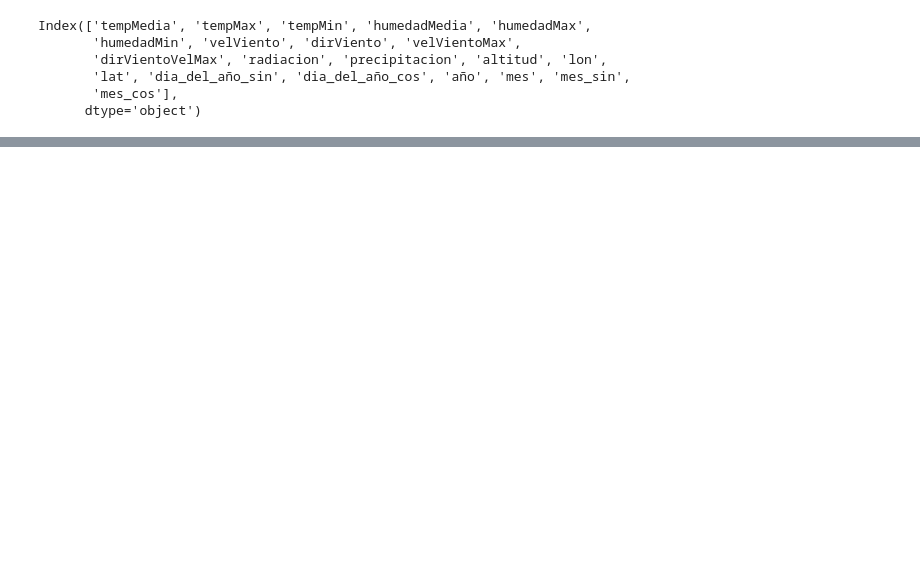
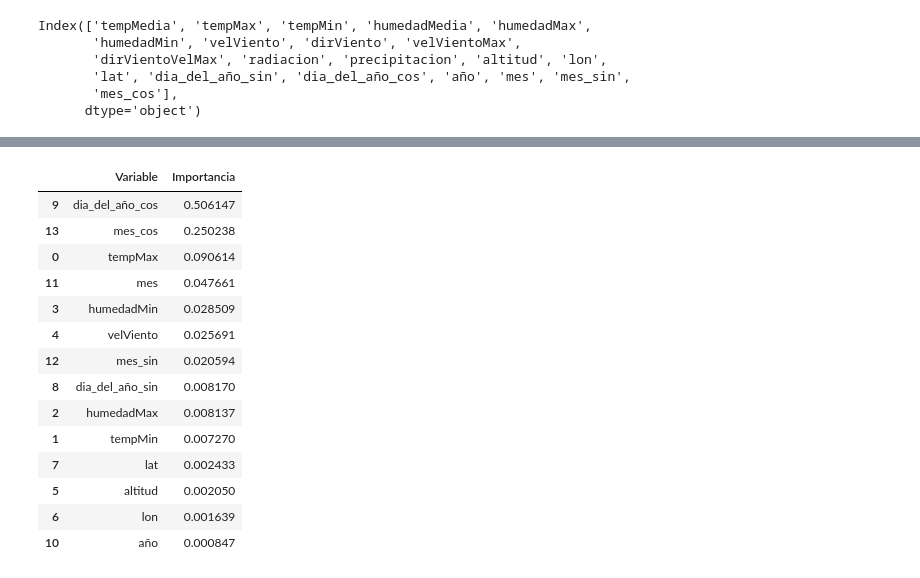
Before and after one commit to lolagj/TFM-Sistema-Riego-Agricola, a Jupyter notebook: notebooks/modelado/Modelo.ipynb, the cells around one changed output, grey strips where cells are left out. Saved outputs shown, nothing was run; the diff lists cells and outputs as text; code cells hidden in the pictures; blank space fills up the shorter version.

```diff
--- a/notebooks/modelado/Modelo.ipynb
+++ b/notebooks/modelado/Modelo.ipynb
@@ -418,7 +435,7 @@ with mlflow.start_run(run_name="XGBoost_default_param_dataset_reducio"):
     mlflow.log_metric("rmse_cv_std", np.std(rmse_scores))
     mlflow.log_metric("r2_cv_mean", np.mean(r2_scores))
     mlflow.log_metric("r2_cv_std", np.std(r2_scores))
-    mlflow.sklearn.log_model(xgb_model, "xgboost_cv_model")
+    mlflow.xgboost.log_model(xgb_model=xgb_model, name="xgboost_cv_model-df-reducido", input_example=X_prueba, registered_model_name="xgboost-reducido")
 
     print(f"RMSE CV Medio (XGBoost): {round(np.mean(rmse_scores),4)} | R² CV Medio (XGBoost): {round(np.mean(r2_scores),4)}")
 
@@ -523,0 +547,19 @@ R² Final en Test Set (XGBoost best param):   0.9833
+# %%
+df_importancias = df_importancias.sort_values('Importancia', ascending=False)
+df_importancias
+# %% [output]
+|  | Variable | Importancia |
+| 9 | dia_del_año_cos | 0.506147 |
+| 13 | mes_cos | 0.250238 |
+| 0 | tempMax | 0.090614 |
+| 11 | mes | 0.047661 |
+| 3 | humedadMin | 0.028509 |
+| 4 | velViento | 0.025691 |
+| 12 | mes_sin | 0.020594 |
+| 8 | dia_del_año_sin | 0.008170 |
+| 2 | humedadMax | 0.008137 |
+| 1 | tempMin | 0.007270 |
+| 7 | lat | 0.002433 |
+| 5 | altitud | 0.002050 |
+| 6 | lon | 0.001639 |
+| 10 | año | 0.000847 |
```
Also changed, not shown: parts of 18 cells of this notebook, 1 other file.
